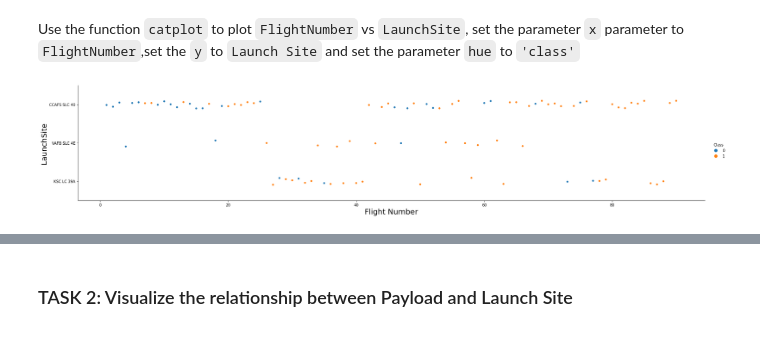
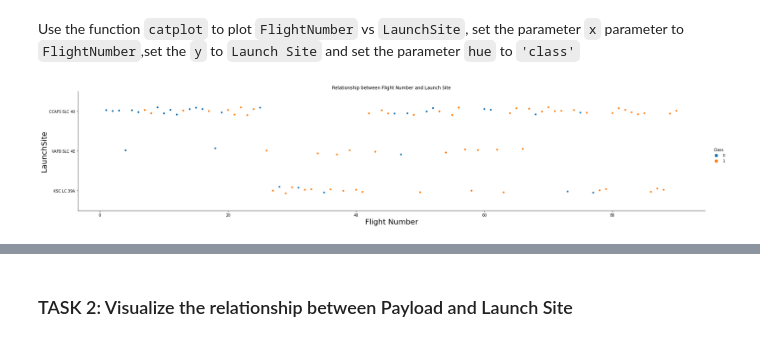
Before and after one commit to salamituns/IBM_tasks_Notebooks, a Jupyter notebook: IBM_Capstone_notes/Data visualization for falcon9.ipynb, the cells around one changed output, grey strips where cells are left out. Drawn from its saved outputs; the diff is of its cells as text; code cells hidden in the pictures.

```diff
--- a/IBM_Capstone_notes/Data visualization for falcon9.ipynb
+++ b/IBM_Capstone_notes/Data visualization for falcon9.ipynb
@@ -85,10 +86,11 @@ Use the function <code>catplot</code> to plot <code>FlightNumber</code> vs <code
 # %%
 # Plot a scatter point chart with x axis to be Flight Number and y axis to be the launch site, and hue to be the class value
 sns.catplot(x="FlightNumber", y="LaunchSite", hue="Class", data=df, aspect = 5)
 plt.xlabel("Flight Number",fontsize=20)
 plt.ylabel("LaunchSite",fontsize=20)
+plt.title("Relationship between Flight Number and Launch Site")
 plt.show()
 # %% [output]
-[figure, old version]
+[figure, new version]
 # %% [markdown]
 Now try to explain the patterns you found in the Flight Number vs. Launch Site scatter point plots.
```
Also changed, not shown: parts of 15 cells of this notebook, 3 other files.
